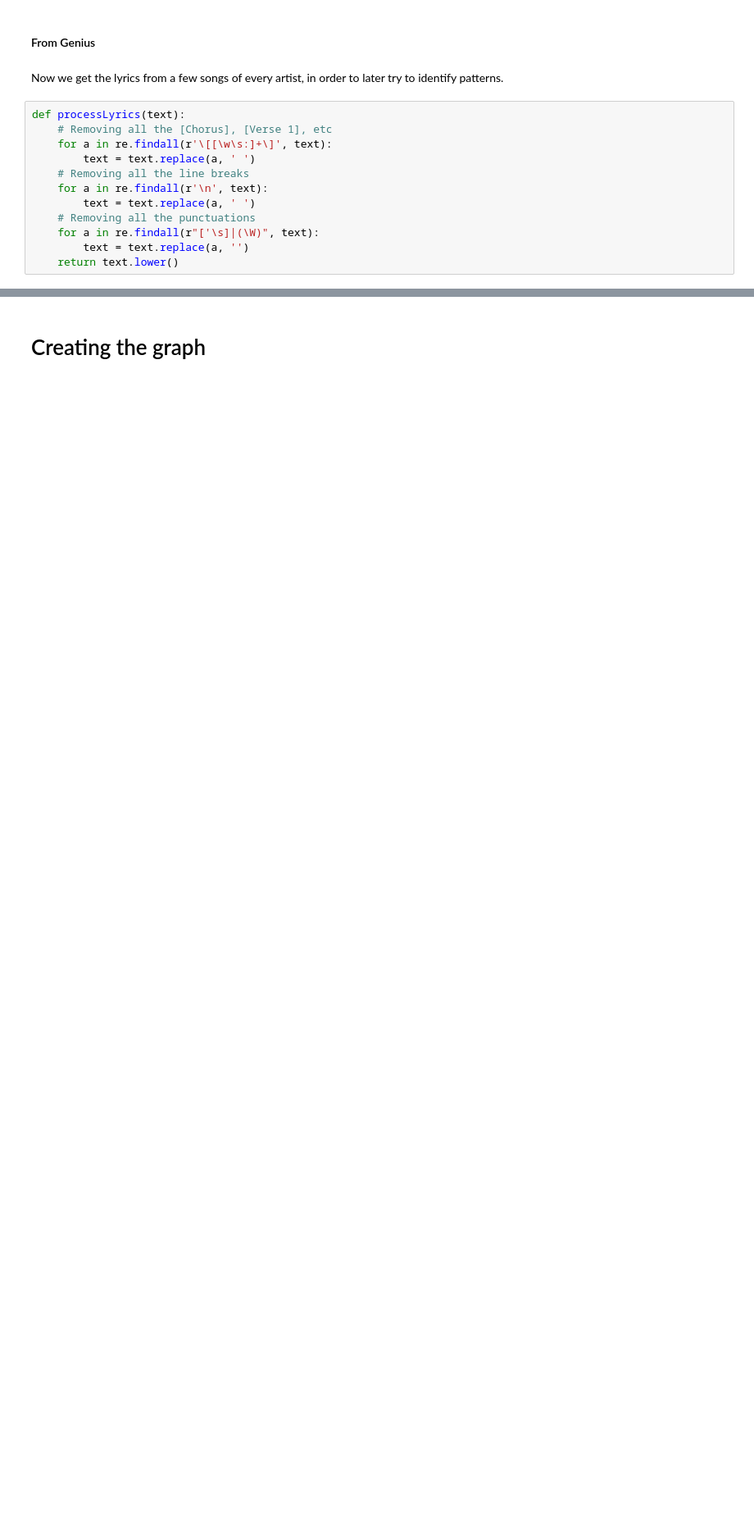
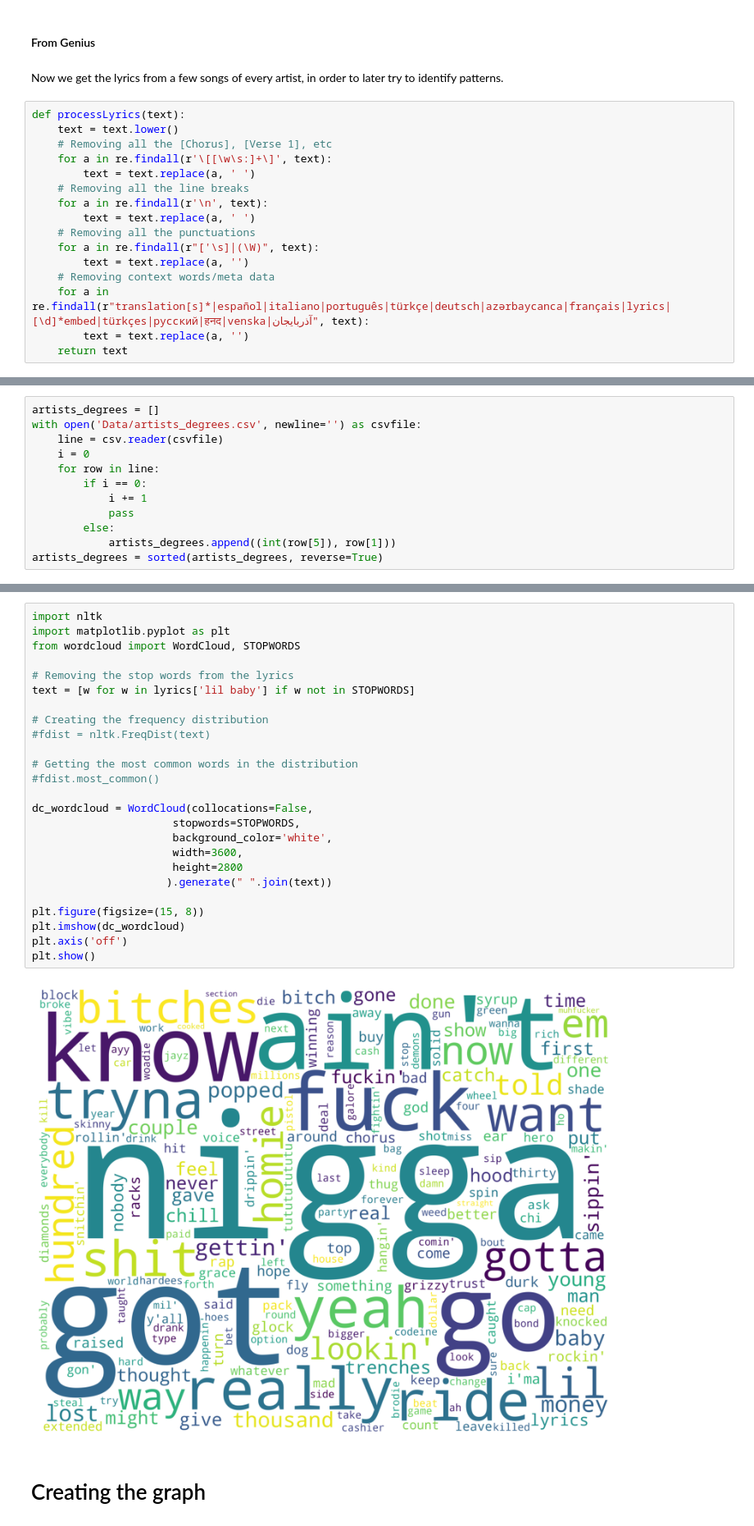
Before and after one commit to usama-mir/socialgraph-final-project, a Jupyter notebook: Project.ipynb, the cells around one changed output, grey strips where cells are left out. Shown: that part at 82% size. Drawn from its saved outputs; the diff is of its cells as text; blank space fills up the shorter version.

Commit message:
Progress on analysis and code to DL lyrics

```diff
--- a/Project.ipynb
+++ b/Project.ipynb
@@ -190,6 +195,7 @@ with codecs.open("C:/Users/difto/Desktop/Cours/02805 Social graphs and interacti
 Now we get the lyrics from a few songs of every artist, in order to later try to identify patterns.
 # %%
 def processLyrics(text):
+    text = text.lower()
     # Removing all the [Chorus], [Verse 1], etc
     for a in re.findall(r'\[[\w\s:]+\]', text):
         text = text.replace(a, ' ')
@@ -199,4 +205,7 @@ def processLyrics(text):
     # Removing all the punctuations
     for a in re.findall(r"['\s]|(\W)", text):
         text = text.replace(a, '')
-    return text.lower()
+    # Removing context words/meta data
+    for a in re.findall(r"translation[s]*|español|italiano|português|türkçe|deutsch|azərbaycanca|français|lyrics|[\d]*embed|türkçes|русский|हनद|venska|آذربايجان", text):
+        text = text.replace(a, '')
+    return text
@@ -216,0 +226,12 @@ def isResponseValid(artist, song_title, response_song_title, response_lyrics):
+# %%
+artists_degrees = []
+with open('Data/artists_degrees.csv', newline='') as csvfile:
+    line = csv.reader(csvfile)
+    i = 0
+    for row in line:
+        if i == 0:
+            i += 1
+            pass
+        else:
+            artists_degrees.append((int(row[5]), row[1]))
+artists_degrees = sorted(artists_degrees, reverse=True)
@@ -352,3 +354,30 @@ False
+# %%
+import nltk
+import matplotlib.pyplot as plt
+from wordcloud import WordCloud, STOPWORDS
+
+# Removing the stop words from the lyrics
+text = [w for w in lyrics['lil baby'] if w not in STOPWORDS]
+
+# Creating the frequency distribution
+#fdist = nltk.FreqDist(text)
+
+# Getting the most common words in the distribution
+#fdist.most_common()
+
+dc_wordcloud = WordCloud(collocations=False,
+                      stopwords=STOPWORDS,
+                      background_color='white',
+                      width=3600,
+                      height=2800
+                     ).generate(" ".join(text))
+
+plt.figure(figsize=(15, 8))
+plt.imshow(dc_wordcloud)
+plt.axis('off')
+plt.show()
+# %% [output]
+[figure, added]
 # %% [markdown]
 # Creating the graph
 # %% [markdown]
```
Also changed, not shown: parts of 19 cells of this notebook, 1 other file.
